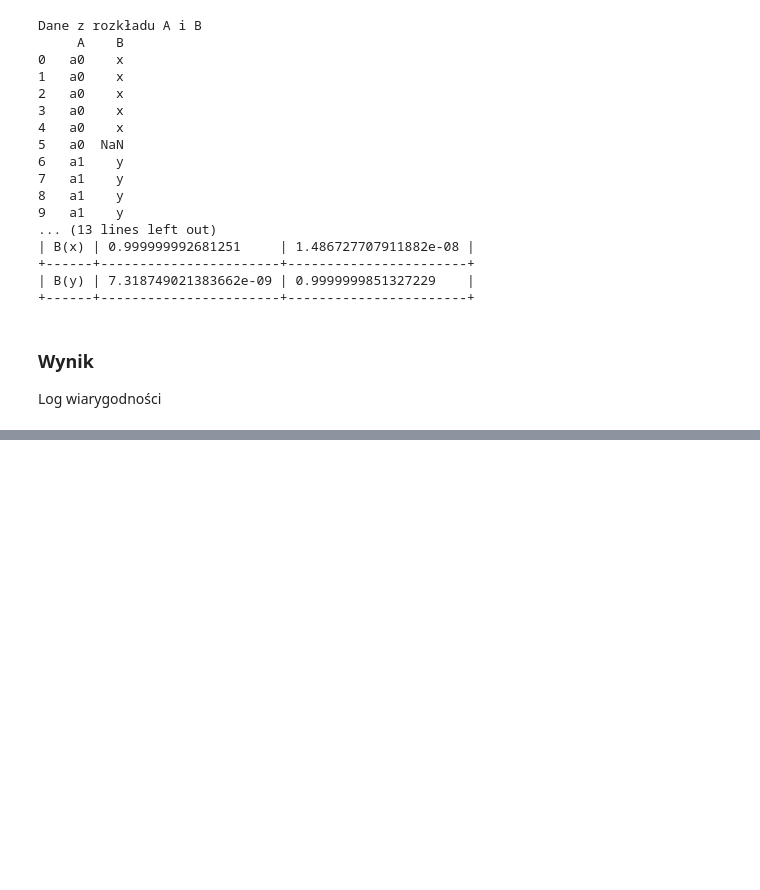
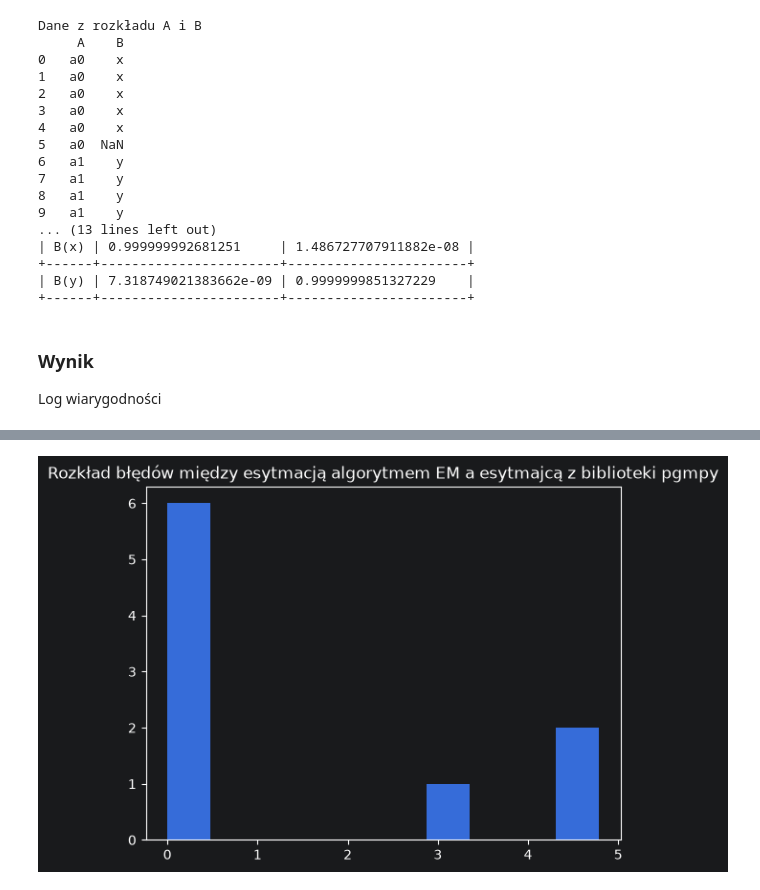
Before and after one commit to xXKeNdAmAmAsTeRXx/IFM_konwoledge_enginnering, a Jupyter notebook: src/ifm_konwoledge_enginnering/Bayesian_networks/notebooks/02_EM_algorithm.ipynb, the cells around one changed output, grey strips where cells are left out. Saved outputs shown, nothing was run; the diff lists cells and outputs as text; code cells hidden in the pictures; blank space fills up the shorter version.

```diff
--- a/src/ifm_konwoledge_enginnering/Bayesian_networks/notebooks/02_EM_algorithm.ipynb
+++ b/src/ifm_konwoledge_enginnering/Bayesian_networks/notebooks/02_EM_algorithm.ipynb
@@ -68,0 +125,22 @@ for run in hist:
+# %%
+from BayesianNetwork.network.MyNetworkClass import MyNetworkClass
+
+network_obj = MyNetworkClass.build_from_expert_graph(
+    graph = graph,
+    training_data = data
+)
+
+cdps_network = network_obj.network.get_cpds()
+
+
+def sort_key(x):
+    return x.values.shape
+
+diffs = []
+for cdp_em, cdp_net in zip(sorted(cdps, key=sort_key), sorted(cdps_network, key=sort_key)):
+    print(cdp_em)
+    print(cdp_net)
+    print()
+
+    diff =np.sum((cdp_em.values - cdp_net.values)**2)
+    diffs.append(diff)
@@ -68,0 +165,7 @@ for run in hist:
+# %%
+diffs = np.array(diffs)
+plt.hist(diffs)
+plt.title("Rozkład błędów między esytmacją algorytmem EM a esytmajcą z biblioteki pgmpy")
+plt.show()
+# %% [output]
+[figure, added]
```
Also changed, not shown: parts of 9 cells of this notebook.
